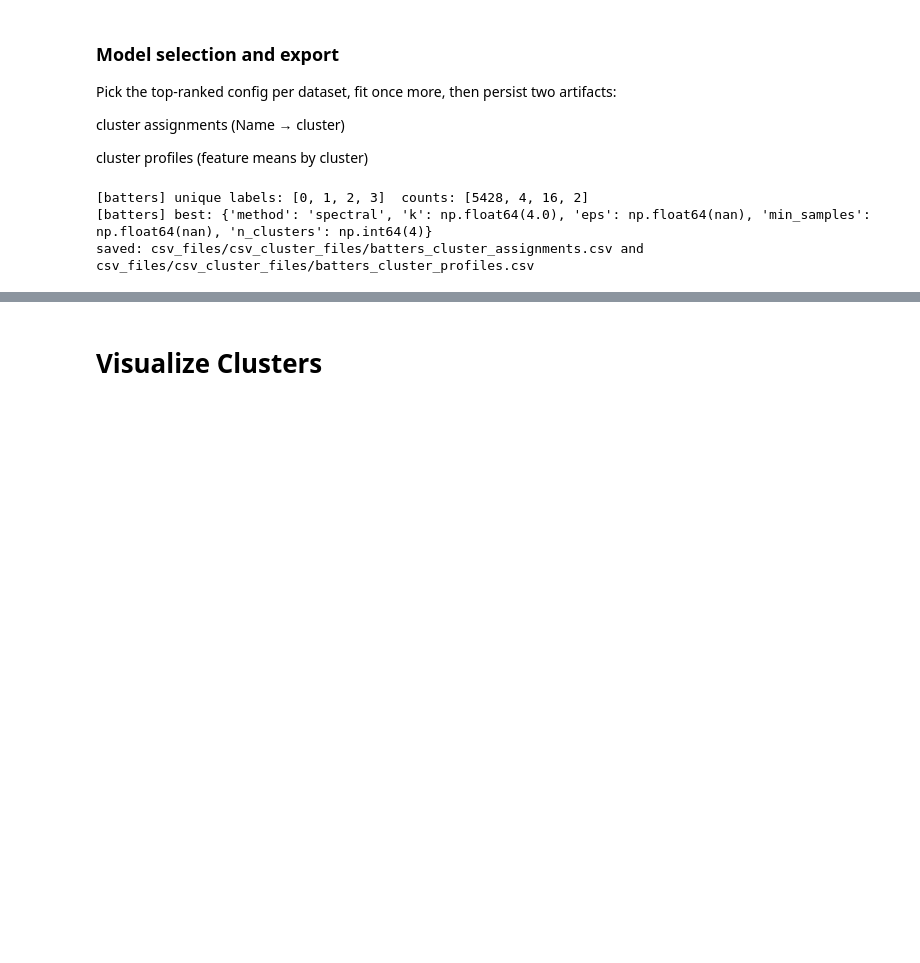
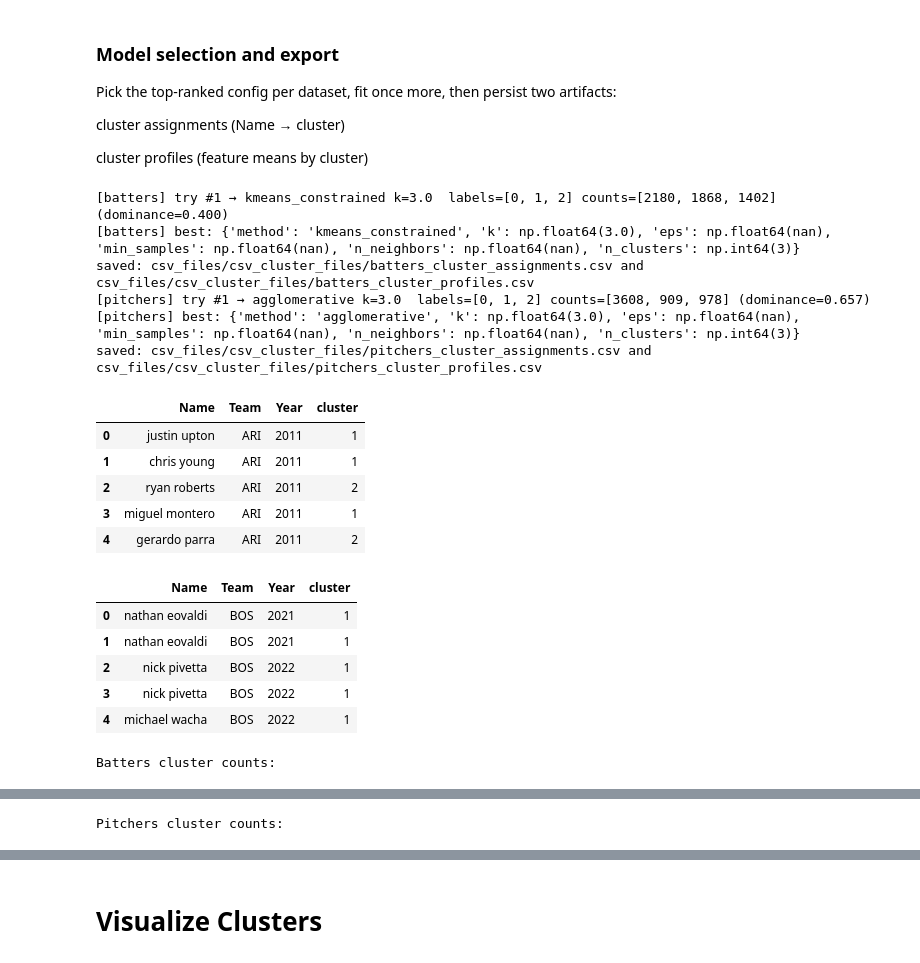
Before and after one commit to vartabje/predicting_team_outcomes_based_on_player_composition, a Jupyter notebook: cluster.ipynb, the cells around one changed output, grey strips where cells are left out. Saved outputs shown, nothing was run; the diff lists cells and outputs as text; code cells hidden in the pictures; blank space fills up the shorter version.

```diff
--- a/cluster.ipynb
+++ b/cluster.ipynb
@@ -30,14 +30,7 @@ except Exception:
     denclue = kernel_function_type = proclus = None
     print("DENCLUE, PROCLUS Unavailable")
 
-# Attempting to import KmeansConstrained
-try:
-    from k_means_constrained import KMeansConstrained
-    HAVE_KMEANS_CONSTRAINED = True
-except Exception:
-    HAVE_KMEANS_CONSTRAINED = False
-    KMeansConstrained = None
-    print("KMeansConstrained Unavailable.")
+from k_means_constrained import KMeansConstrained
 
 # Clustering Evaluation metrics
 from sklearn.metrics import (
@@ -61,9 +54,6 @@ os.makedirs(OUTPUT_DIR, exist_ok=True)
 def save_csv(df, name):
     """Write CSV to csv_files/csv_cluster_files/<name>.csv with index=False."""
     df.to_csv(os.path.join(OUTPUT_DIR, f"{name}.csv"), index=False)
-
-# Global Variable to use for debugging purposes in relation to Ryan's previous scaling
-USE_STANDARD_SCALER_EXPERIMENT = False
 # %% [output]
 KernelKmeans Unavailable
 DENCLUE, PROCLUS Unavailable
@@ -365,18 +355,41 @@ def _instantiate_fresh_model(best_row):
     return fresh
 
 
-def fit_best_and_export(search_df, X, raw_df, label):
-    # ----- select winning configuration -----
-    ranked = rank_models(search_df)          # filters degenerate rows internally
-    best = ranked.iloc[0]                    # top by composite rank
-    model = _instantiate_fresh_model(best)
+def fit_best_and_export(search_df, X, raw_df, label, dominant_thresh=0.95, max_tries=3):
+    # ----- select winning configuration(s) -----
+    ranked = rank_models(search_df)          # best first
 
-    # ----- fit on full feature matrix -----
-    clusters = model.fit_predict(X)
+    # we’ll try the top N configs until we get a non-dominant solution
+    tried = 0
+    clusters = None
+    best = None
+    model = None
 
-    clusters = model.fit_predict(X)
-    vals, cnts = np.unique(clusters, return_counts=True)
-    print(f"[{label}] unique labels: {vals.tolist()}  counts: {cnts.tolist()}")
+    while tried < min(max_tries, len(ranked)):
+        cand = ranked.iloc[tried]
+        model = _instantiate_fresh_model(cand)
+
+        # ----- fit on full feature matrix -----
+        clusters = model.fit_predict(X)
+
+        # sanity: label distribution
+        vals, cnts = np.unique(clusters, return_counts=True)
+        dom_ratio = np.max(cnts) / np.sum(cnts)
+        print(f"[{label}] try #{tried+1} → {cand['method']} k={cand.get('k')}  labels={vals.tolist()} counts={cnts.tolist()} (dominance={dom_ratio:.3f})")
+
+        if dom_ratio <= dominant_thresh and len(vals) > 1:
+            best = cand
+            break
+
+        tried += 1
+
+    if best is None:
+        # if all top candidates are dominant, fall back to the top one anyway
+        best = ranked.iloc[0]
+        model = _instantiate_fresh_model(best)
+        clusters = model.fit_predict(X)
+        vals, cnts = np.unique(clusters, return_counts=True)
+        print(f"[{label}] fallback using top config (still dominant). labels={vals.tolist()} counts={cnts.tolist()}")
 
     # ----- build & save assignments (Name[, Team, Year] → cluster) -----
     id_col = "Name"
@@ -387,7 +400,6 @@ def fit_best_and_export(search_df, X, raw_df, label):
     save_csv(assign, assign_name)
 
     # ----- build & save cluster profiles (mean of features by cluster) -----
-    # use X's column names if available (DataFrame); otherwise create generic names
     X_df = pd.DataFrame(X, columns=X.columns if hasattr(X, "columns") else None).copy()
     X_df["cluster"] = clusters
     prof = (
@@ -399,34 +411,49 @@ def fit_best_and_export(search_df, X, raw_df, label):
     prof_name = f"{label}_cluster_profiles"
     save_csv(prof, prof_name)
 
     # ----- friendly log -----
-    print(f"[{label}] best:", {k: best.get(k) for k in ["method", "k", "eps", "min_samples", "n_clusters"]})
+    print(f"[{label}] best:", {k: best.get(k) for k in ["method", "k", "eps", "min_samples", "n_neighbors", "n_clusters"]})
     print("saved:",
           os.path.join(OUTPUT_DIR, f"{assign_name}.csv"),
           "and",
           os.path.join(OUTPUT_DIR, f"{prof_name}.csv"))
 
     return assign, prof, best
 
 
 # ----- run for batters and pitchers -----
 bat_assign, bat_prof, bat_best = fit_best_and_export(
     bat_search, X_bat, batters_df, label="batters"
 )
 pit_assign, pit_prof, pit_best = fit_best_and_export(
     pit_search, X_pit, pitchers_df, label="pitchers"
 )
 
-# quick peek
 display(bat_assign.head())
 display(pit_assign.head())
 
 # sanity: show cluster counts (should not all be 0 now)
 print("Batters cluster counts:")
 display(bat_assign["cluster"].value_counts().sort_index())
 print("Pitchers cluster counts:")
 display(pit_assign["cluster"].value_counts().sort_index())
 # %% [output]
-[batters] unique labels: [0, 1, 2, 3]  counts: [5428, 4, 16, 2]
-[batters] best: {'method': 'spectral', 'k': np.float64(4.0), 'eps': np.float64(nan), 'min_samples': np.float64(nan), 'n_clusters': np.int64(4)}
+[batters] try #1 → kmeans_constrained k=3.0  labels=[0, 1, 2] counts=[2180, 1868, 1402] (dominance=0.400)
+[batters] best: {'method': 'kmeans_constrained', 'k': np.float64(3.0), 'eps': np.float64(nan), 'min_samples': np.float64(nan), 'n_neighbors': np.float64(nan), 'n_clusters': np.int64(3)}
 saved: csv_files/csv_cluster_files/batters_cluster_assignments.csv and csv_files/csv_cluster_files/batters_cluster_profiles.csv
+[pitchers] try #1 → agglomerative k=3.0  labels=[0, 1, 2] counts=[3608, 909, 978] (dominance=0.657)
+[pitchers] best: {'method': 'agglomerative', 'k': np.float64(3.0), 'eps': np.float64(nan), 'min_samples': np.float64(nan), 'n_neighbors': np.float64(nan), 'n_clusters': np.int64(3)}
+saved: csv_files/csv_cluster_files/pitchers_cluster_assignments.csv and csv_files/csv_cluster_files/pitchers_cluster_profiles.csv
+|  | Name | Team | Year | cluster |
+| 0 | justin upton | ARI | 2011 | 1 |
+| 1 | chris young | ARI | 2011 | 1 |
+| 2 | ryan roberts | ARI | 2011 | 2 |
+| 3 | miguel montero | ARI | 2011 | 1 |
+| 4 | gerardo parra | ARI | 2011 | 2 |
+|  | Name | Team | Year | cluster |
+| 0 | nathan eovaldi | BOS | 2021 | 1 |
+| 1 | nathan eovaldi | BOS | 2021 | 1 |
+| 2 | nick pivetta | BOS | 2022 | 1 |
+| 3 | nick pivetta | BOS | 2022 | 1 |
+| 4 | michael wacha | BOS | 2022 | 1 |
+Batters cluster counts:
@@ -432,0 +465 @@ saved: csv_files/csv_cluster_files/batters_cluster_assignments.csv and csv_files
+Pitchers cluster counts:
```
Also changed, not shown: parts of 6 cells of this notebook.
